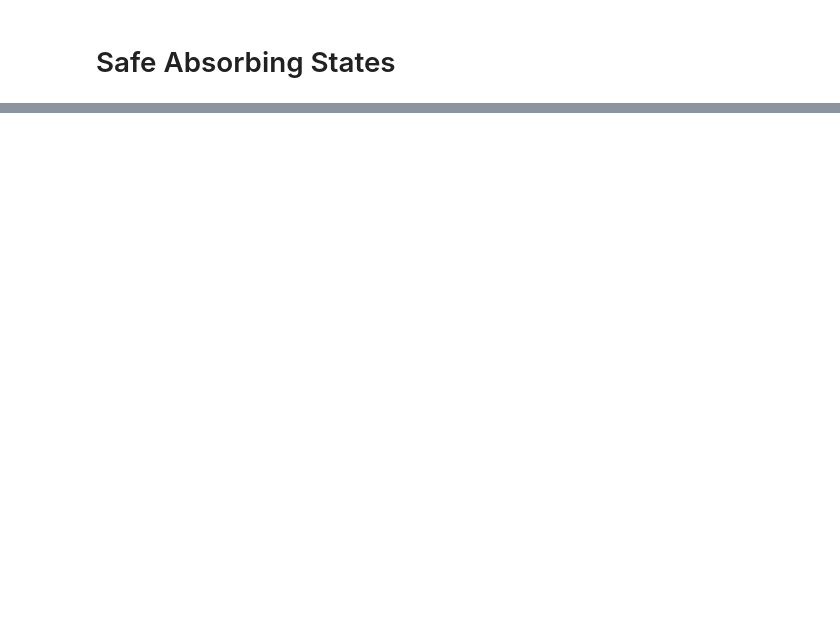
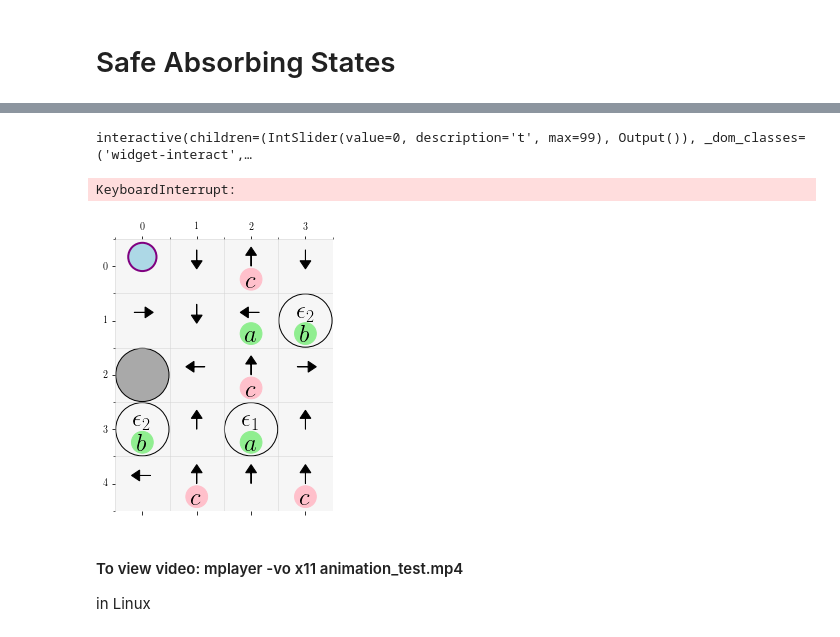
Before and after one commit to IngyN/macsrl, a Jupyter notebook: Safe Absorbing States.ipynb, the cells around one changed output, grey strips where cells are left out. Drawn from its saved outputs; the diff is of its cells as text; code cells hidden in the pictures; blank space fills up the shorter version.

```diff
--- a/Safe Absorbing States.ipynb
+++ b/Safe Absorbing States.ipynb
@@ -91,5 +126,12 @@ interactive(children=(IntSlider(value=0, description='i', max=0), IntSlider(valu
 # %%
-episode=csrl.simulate(policy,start=(0,0),T=1000)
+episode=csrl.simulate(policy,start=(0,0),T=100, animation='animation_test')
+# %% [output]
+interactive(children=(IntSlider(value=0, description='t', max=99), Output()), _dom_classes=('widget-interact',…
+KeyboardInterrupt:
+[figure, added]
+# %% [markdown]
+#### To view video: mplayer -vo x11 animation_test.mp4
+in Linux
 # %%
 import matplotlib.pyplot as plt
 import seaborn as sns
```
Also changed, not shown: parts of 5 cells of this notebook, 6 other files.
